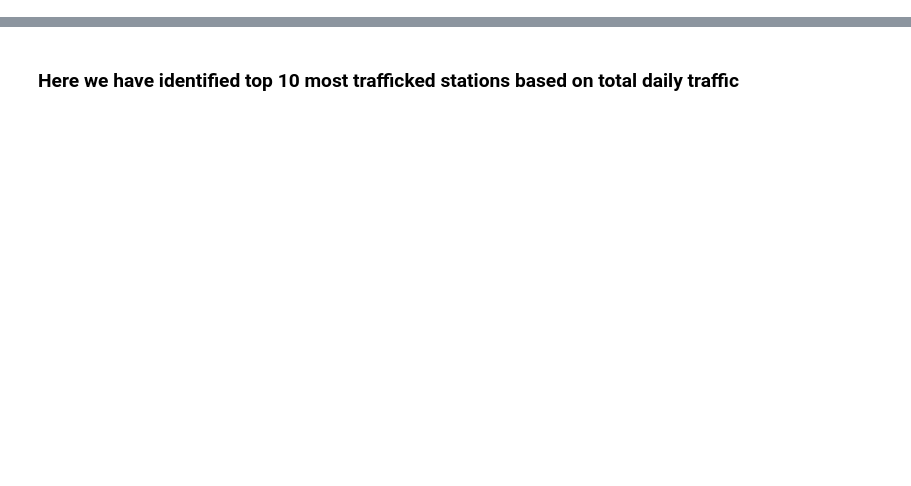
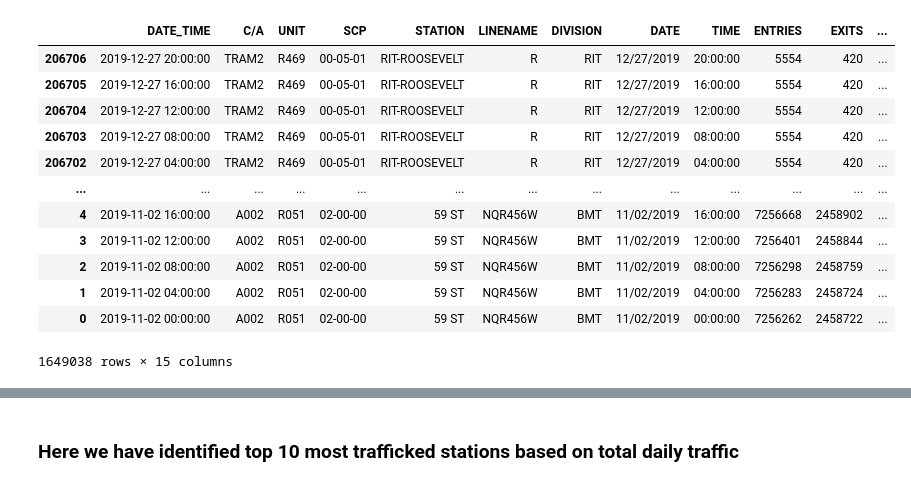
Before and after one commit to weizhao-BME/metis-project1, a Jupyter notebook: code/wtwy_figures.ipynb, the cells around one changed output, grey strips where cells are left out. Saved outputs shown, nothing was run; the diff lists cells and outputs as text; code cells hidden in the pictures; blank space fills up the shorter version.

```diff
--- a/code/wtwy_figures.ipynb
+++ b/code/wtwy_figures.ipynb
@@ -8,6 +8,22 @@ import warnings
 warnings.filterwarnings('ignore')
 # %%
 df_turnstiles, df_ampm = data_wrangling()
+# %%
+df_turnstiles
+# %% [output]
+|  | DATE_TIME | C/A | UNIT | SCP | STATION | LINENAME | DIVISION | DATE | TIME | ENTRIES | EXITS | ... |
+| 206706 | 2019-12-27 20:00:00 | TRAM2 | R469 | 00-05-01 | RIT-ROOSEVELT | R | RIT | 12/27/2019 | 20:00:00 | 5554 | 420 | ... |
+| 206705 | 2019-12-27 16:00:00 | TRAM2 | R469 | 00-05-01 | RIT-ROOSEVELT | R | RIT | 12/27/2019 | 16:00:00 | 5554 | 420 | ... |
+| 206704 | 2019-12-27 12:00:00 | TRAM2 | R469 | 00-05-01 | RIT-ROOSEVELT | R | RIT | 12/27/2019 | 12:00:00 | 5554 | 420 | ... |
+| 206703 | 2019-12-27 08:00:00 | TRAM2 | R469 | 00-05-01 | RIT-ROOSEVELT | R | RIT | 12/27/2019 | 08:00:00 | 5554 | 420 | ... |
+| 206702 | 2019-12-27 04:00:00 | TRAM2 | R469 | 00-05-01 | RIT-ROOSEVELT | R | RIT | 12/27/2019 | 04:00:00 | 5554 | 420 | ... |
+| ... | ... | ... | ... | ... | ... | ... | ... | ... | ... | ... | ... | ... |
+| 4 | 2019-11-02 16:00:00 | A002 | R051 | 02-00-00 | 59 ST | NQR456W | BMT | 11/02/2019 | 16:00:00 | 7256668 | 2458902 | ... |
+| 3 | 2019-11-02 12:00:00 | A002 | R051 | 02-00-00 | 59 ST | NQR456W | BMT | 11/02/2019 | 12:00:00 | 7256401 | 2458844 | ... |
+| 2 | 2019-11-02 08:00:00 | A002 | R051 | 02-00-00 | 59 ST | NQR456W | BMT | 11/02/2019 | 08:00:00 | 7256298 | 2458759 | ... |
+| 1 | 2019-11-02 04:00:00 | A002 | R051 | 02-00-00 | 59 ST | NQR456W | BMT | 11/02/2019 | 04:00:00 | 7256283 | 2458724 | ... |
+| 0 | 2019-11-02 00:00:00 | A002 | R051 | 02-00-00 | 59 ST | NQR456W | BMT | 11/02/2019 | 00:00:00 | 7256262 | 2458722 | ... |
+1649038 rows × 15 columns
 # %%
 df_ampm
 # %% [output]
```
Also changed, not shown: parts of 8 cells of this notebook, 3 other files.
